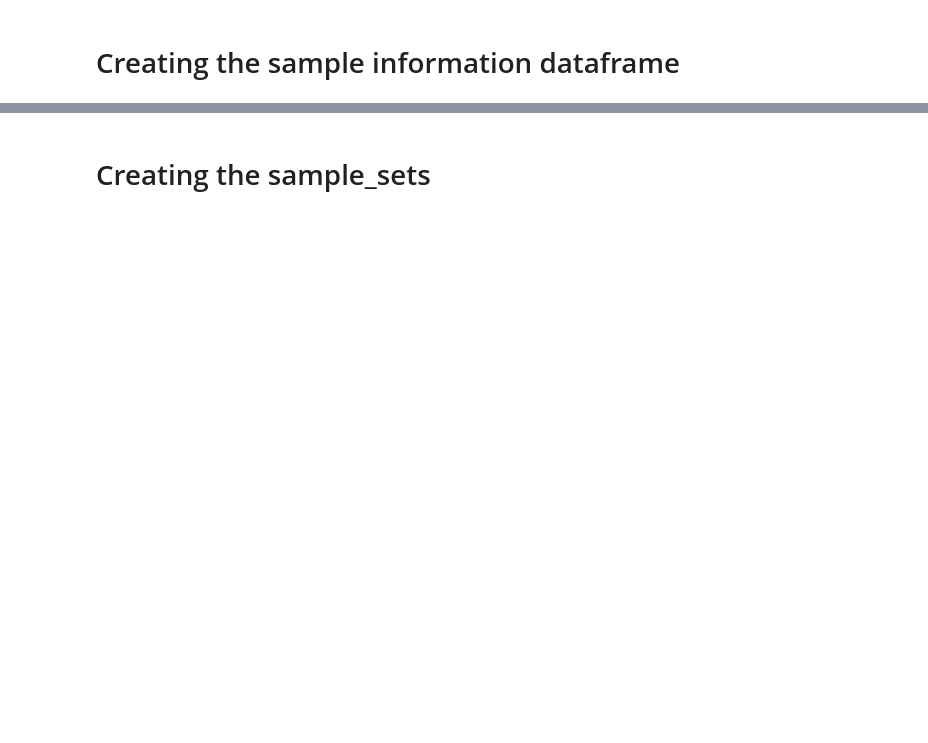
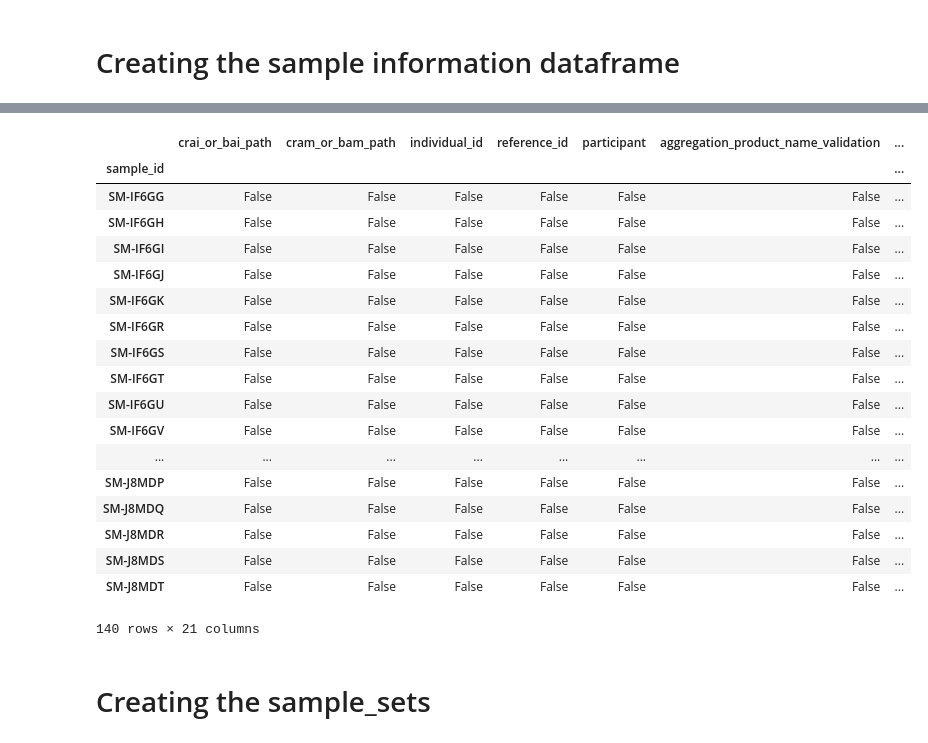
Before and after one commit to broadinstitute/CCLF_TWIST, a Jupyter notebook: pipeline.ipynb, the cells around one changed output, grey strips where cells are left out. Drawn from its saved outputs; the diff is of its cells as text; code cells hidden in the pictures; blank space fills up the shorter version.

```diff
--- a/pipeline.ipynb
+++ b/pipeline.ipynb
@@ -64,0 +67,2 @@ metadata = pd.concat([sheets.get(url).sheets[0].to_frame() for url in gsheeturll
+# %%
+gsheets = [sheets.get(url).sheets[0].to_frame() for url in gsheeturllist]
@@ -64,0 +87,3 @@ metadata = pd.concat([sheets.get(url).sheets[0].to_frame() for url in gsheeturll
+# %%
+metadata = pd.concat(gsheets,sort=False)
+len(metadata)
@@ -96,0 +141,6 @@ newmetadata = metadata
+# %%
+# usefull to merge the two df, sm-id is one of the only unique id here
+if len(newsamples[~newsamples.index.isin(tokeep)]) > 0:
+    print('we could not add these as we dont have metadata for them:' + str(newsamples[~newsamples.index.isin(tokeep)].index))
+newsamples = newsamples[newsamples.index.isin(tokeep)]
+newmetadata = metadata[metadata.index.isin(tokeep)].sort_index().drop_duplicates("Exported DNA SM-ID")
@@ -101,35 +171,37 @@ print('creating new df')
 df = pd.concat([newmetadata, newsamples], axis=1, sort=True)
 # from this new set we create a dataframe which will get uploaded to terra
 sample_info = df[['crai_or_bai_path', 'cram_or_bam_path']]
-sample_info['individual_id'] = df['Collaborator Participant ID']
-sample_info['reference_id'] = df['Exported DNA SM-ID']
-sample_info['participant'] = df['Collaborator Participant ID']
+sample_info['individual_id'] = df['Collaborator Participant ID'].astype(str)
+sample_info['reference_id'] = df['Exported DNA SM-ID'].astype(str)
+sample_info['participant'] = df['Collaborator Participant ID'].astype(str)
 sample_info['aggregation_product_name_validation'] = [TSCA_version] * sample_info.shape[0]
 # here we add this number as the reference id might be present many times already for different samples
 # in the processing workspace
 sample_info['external_id_validation'] = [i +'_'+ str(refsamples[refsamples['external_id_validation'] == i].shape[1]) if refsamples[refsamples['external_id_validation'] == i].shape[0] > 0 else i for i in sample_info['reference_id']]
-sample_info['bsp_sample_id_validation'] = df.index
-sample_info['stock_sample_id_validation'] = df['Stock DNA SM-ID']
+sample_info['bsp_sample_id_validation'] = df.index.astype(str)
+sample_info['stock_sample_id_validation'] = df['Stock DNA SM-ID'].astype(str)
 sample_info['sample_type'] = df['Sample Type']
 sample_info['picard_aggregation_type_validation'] = [picard_aggregation_type_validation] * sample_info.shape[0]
-sample_info['tumor_subtype'] = df['Tumor Type']
+sample_info['tumor_subtype'] = df['Tumor Type'].astype(str)
 sample_info['squid_sample_id_validation'] = sample_info['external_id_validation']
-sample_info['source_subtype_validation'] = df['Original Material Type']
-sample_info['processed_subtype_validation'] = df['Material Type']
-sample_info['primary_disease'] = df['Primary Disease']
-sample_info['media'] = df['Media on Tube']
-sample_info['Collection'] = df['Collection']
+sample_info['source_subtype_validation'] = df['Original Material Type'].astype(str)
+sample_info['processed_subtype_validation'] = df['Material Type'].astype(str)
+sample_info['primary_disease'] = df['Primary Disease'].astype(str)
+sample_info['media'] = df['Media on Tube'].astype(str)
+sample_info['Collection'] = df['Collection'].astype(str)
 # match collection data and error out
 cohortlist = []
 for k, val in sample_info['Collection'].iteritems():
     res = cohorts[cohorts['Name'] == val]
     if len(res) == 0:
-        raise "we do not have a correponsding cohort for this collection"
-    cohortlist.append(res['ID'].values[0])
+        print("we do not have a correponsding cohort for this collection for sample: "+str(k))
+        cohortlist.append('nan')
+    else:
+        cohortlist.append(res['ID'].values[0])
 sample_info['cohorts'] = cohortlist
 
-sample_info['tissue_site'] = df['Tissue Site']
+sample_info['tissue_site'] = df['Tissue Site'].astype(str)
 sample_info['source'] = [source] * sample_info.shape[0]
-sample_info['sample_id'] = df.index
+sample_info['sample_id'] = df.index.astype(str)
 
 sample_info = sample_info.set_index('sample_id')
@@ -136,5 +248,25 @@ sample_info = sample_info.set_index('sample_id')
 # %%
-sample_info['sample_type']
+sample_info.isna()
+# %% [output]
+|  | crai_or_bai_path | cram_or_bam_path | individual_id | reference_id | participant | aggregation_product_name_validation | ... |
+| sample_id |  |  |  |  |  |  | ... |
+| SM-IF6GG | False | False | False | False | False | False | ... |
+| SM-IF6GH | False | False | False | False | False | False | ... |
+| SM-IF6GI | False | False | False | False | False | False | ... |
+| SM-IF6GJ | False | False | False | False | False | False | ... |
+| SM-IF6GK | False | False | False | False | False | False | ... |
+| SM-IF6GR | False | False | False | False | False | False | ... |
+| SM-IF6GS | False | False | False | False | False | False | ... |
+| SM-IF6GT | False | False | False | False | False | False | ... |
+| SM-IF6GU | False | False | False | False | False | False | ... |
+| SM-IF6GV | False | False | False | False | False | False | ... |
+| ... | ... | ... | ... | ... | ... | ... | ... |
+| SM-J8MDP | False | False | False | False | False | False | ... |
+| SM-J8MDQ | False | False | False | False | False | False | ... |
+| SM-J8MDR | False | False | False | False | False | False | ... |
+| SM-J8MDS | False | False | False | False | False | False | ... |
+| SM-J8MDT | False | False | False | False | False | False | ... |
+140 rows × 21 columns
 # %% [markdown]
 # Creating the sample_sets
 # %%
```
Also changed, not shown: parts of 41 cells of this notebook, 14 other files.
